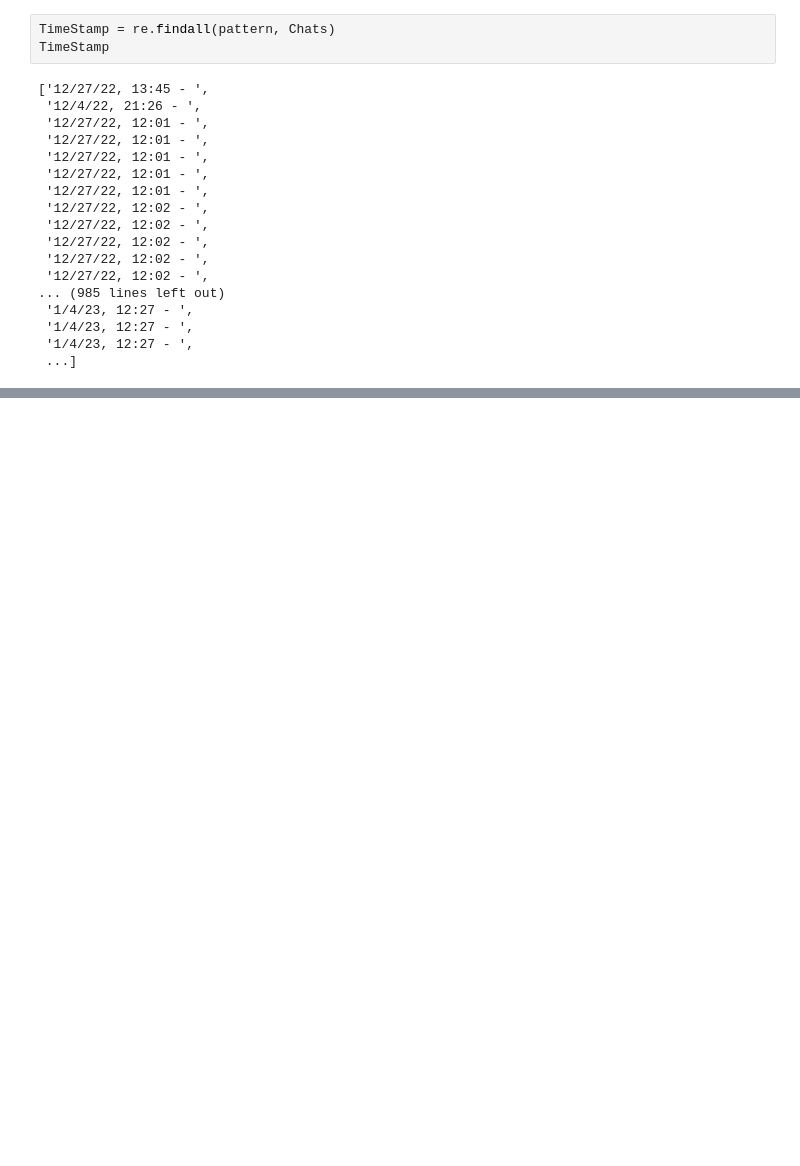
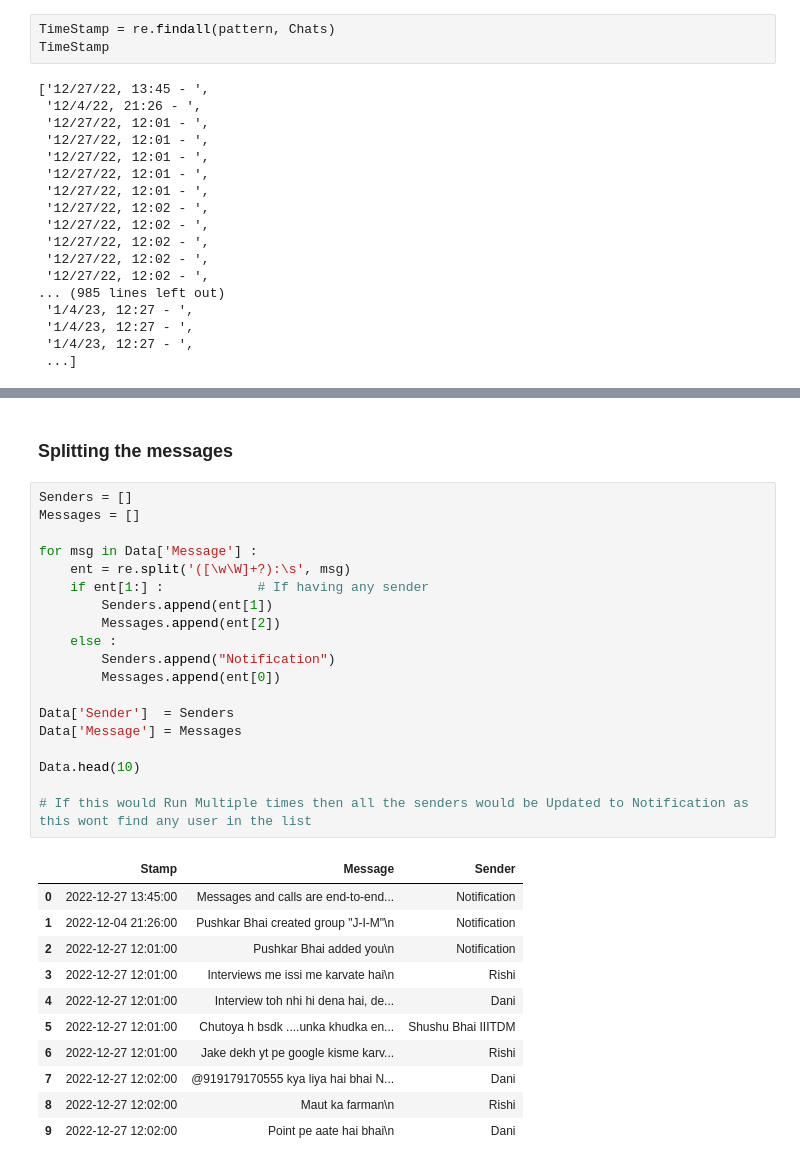
Before and after one commit to mr-ayush-agrawal/WhatsApp_Chat_Analyser, a Jupyter notebook: PreProcessing.ipynb, the cells around one changed output, grey strips where cells are left out. Saved outputs shown, nothing was run; the diff lists cells and outputs as text; blank space fills up the shorter version.

```diff
--- a/PreProcessing.ipynb
+++ b/PreProcessing.ipynb
@@ -74,0 +84,33 @@ TimeStamp
+# %% [markdown]
+### Splitting the messages
+# %%
+Senders = []
+Messages = []
+
+for msg in Data['Message'] :
+    ent = re.split('([\w\W]+?):\s', msg)
+    if ent[1:] :            # If having any sender
+        Senders.append(ent[1])
+        Messages.append(ent[2])
+    else :
+        Senders.append("Notification")
+        Messages.append(ent[0])
+
+Data['Sender']  = Senders
+Data['Message'] = Messages
+
+Data.head(10)
+
+# If this would Run Multiple times then all the senders would be Updated to Notification as this wont find any user in the list
+# %% [output]
+|  | Stamp | Message | Sender |
+| 0 | 2022-12-27 13:45:00 | Messages and calls are end-to-end... | Notification |
+| 1 | 2022-12-04 21:26:00 | Pushkar Bhai created group "J-I-M"\n | Notification |
+| 2 | 2022-12-27 12:01:00 | Pushkar Bhai added you\n | Notification |
+| 3 | 2022-12-27 12:01:00 | Interviews me issi me karvate hai\n | Rishi |
+| 4 | 2022-12-27 12:01:00 | Interview toh nhi hi dena hai, de... | Dani |
+| 5 | 2022-12-27 12:01:00 | Chutoya h bsdk ....unka khudka en... | Shushu Bhai IIITDM |
+| 6 | 2022-12-27 12:01:00 | Jake dekh yt pe google kisme karv... | Rishi |
+| 7 | 2022-12-27 12:02:00 | @919179170555 kya liya hai bhai N... | Dani |
+| 8 | 2022-12-27 12:02:00 | Maut ka farman\n | Rishi |
+| 9 | 2022-12-27 12:02:00 | Point pe aate hai bhai\n | Dani |
```
Also changed, not shown: parts of 4 cells of this notebook.
